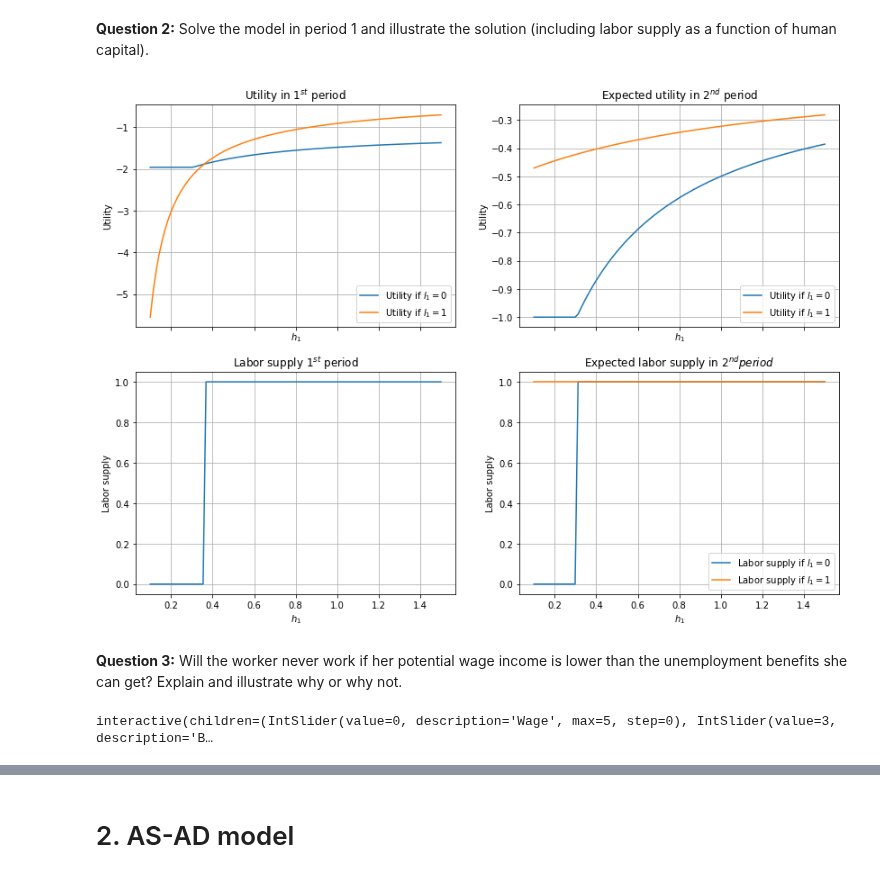
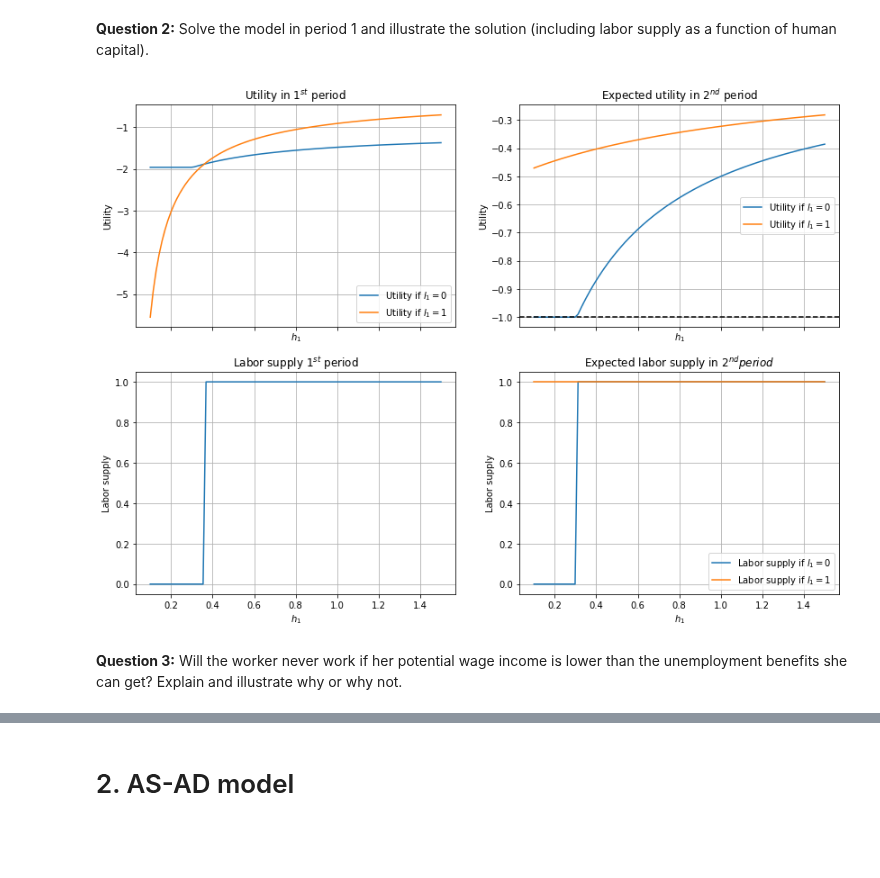
Before and after one commit to NumEconCopenhagen/projects-2019-credible-threats, a Jupyter notebook: examproject/exam_2019_J.ipynb, the cells around one changed output, grey strips where cells are left out. Saved outputs shown, nothing was run; the diff lists cells and outputs as text; code cells hidden in the pictures; blank space fills up the shorter version.

```diff
--- a/examproject/exam_2019_J.ipynb
+++ b/examproject/exam_2019_J.ipynb
@@ -227,9 +440,16 @@ def sol1_2(h1_vec,rho,gamma,beta,w,b):
 # %%
-u1_nowork, u1_work, u1_opt, l1_opt = sol1(h1_vec,rho,gamma,beta,w,b)
-u2_opt_nowork1, l2_opt_nowork1, u2_opt_work1, l2_opt_work1 = sol1_2(h1_vec,rho,gamma,beta,w,b)
+# This part solves the model in the first perid and plot the utility and labor supply
+
+# Call the optimal utility and labor supply in the first period as well as the utility of working and not
+u1_nowork, u1_work, u1_opt, l1_opt = sol1(h_vec,rho,gamma,beta,w,b)
+
+# Call the optimal utility and labor supply in the second period
+# depending on the working and not working in the first period
+u2_opt_nowork1, l2_opt_nowork1, u2_opt_work1, l2_opt_work1 = sol1_2(h_vec,rho,gamma,beta,w,b)
 
 
-fig, ((ax1, ax3), (ax2, ax4)) = plt.subplots(nrows=2, ncols=2, sharex=True, figsize=(14,10))
+# Plot the various curves
+fig1_2, ((ax1, ax3), (ax2, ax4)) = plt.subplots(nrows=2, ncols=2, sharex=True, figsize=(14,10))
 
 # Sub_fig 1
 ax1.plot(h_vec,u1_nowork, label='Utility if $l_1=0$')
@@ -237,93 +457,35 @@ ax1.plot(h_vec,u1_work, label='Utility if $l_1=1$')
 ax1.grid()
 ax1.legend(loc='lower right')
 ax1.set_xlabel('$h_1$')
 ax1.set_ylabel('Utility')
 ax1.set_title('Utility in $1^{st}$ period');
 
 # Sub_fig2
 ax2.plot(h_vec,l1_opt)
 ax2.grid()
 ax2.set_xlabel('$h_1$')
 ax2.set_ylabel('Labor supply')
 ax2.set_title('Labor supply $1^{st}$ period');
 
 # Sub_fig3
 ax3.plot(h_vec,u2_opt_nowork1, label='Utility if $l_1=0$')
 ax3.plot(h_vec,u2_opt_work1, label='Utility if $l_1=1$')
 ax3.grid()
-ax3.legend(loc='lower right')
+ax3.legend(loc='center right')
 ax3.set_xlabel('$h_1$')
 ax3.set_ylabel('Utility')
+ax3.axhline(y=utility(b,rho),color='black',linewidth=1.5, linestyle='dashed')
 ax3.set_title('Expected utility in $2^{nd}$ period');
 
 # Sub_fig4
 ax4.plot(h_vec,l2_opt_nowork1, label='Labor supply if $l_1=0$')
 ax4.plot(h_vec,l2_opt_work1, label='Labor supply if $l_1=1$')
 ax4.grid()
 ax4.legend(loc='lower right')
 ax4.set_xlabel('$h_1$')
 ax4.set_ylabel('Labor supply')
 ax4.set_title('Expected labor supply in $2^{nd} period$');
 # %% [output]
-[figure, old version]
+[figure, new version]
 # %% [markdown]
 **Question 3:** Will the worker never work if her potential wage income is lower than the unemployment benefits she can get? Explain and illustrate why or why not.
-# %%
-rho = 2
-beta = 0.96
-gamma = 0.1
-Delta = 0.1
-h1_vec = h_vec.copy()
-
-
-def fig(w,b):
-    u1_nowork, u1_work, u1_opt, l1_opt = sol1(h1_vec,rho,gamma,beta,w,b)
-    u2_opt_nowork1, l2_opt_nowork1, u2_opt_work1, l2_opt_work1 = sol1_2(h1_vec,rho,gamma,beta,w,b)
-
-
-    fig, (ax1, ax2, ax3) = plt.subplots(nrows=1, ncols=3, figsize=(16,6))
-
-    # Sub_fig 1
-    ax1.plot(h_vec,u1_nowork, label='Utility if $l_1=0$')
-    ax1.plot(h_vec,u1_work, label='Utility if $l_1=1$')
-    ax1.grid()
-    ax1.legend(loc='lower right')
-    ax1.set_xlabel('$h_1$')
-    ax1.set_ylabel('Utility')
-    ax1.set_title('Utility in $1^{st}$ period');
-
-    # Sub_fig2
-    ax2.plot(h_vec,l1_opt)
-    ax2.grid()
-    ax2.set_xlabel('$h_1$')
-    ax2.set_ylabel('Labor supply')
-    ax2.set_title('Labor supply $1^{st}$ period');
-
-    # Sub_fig3
-    ax3.plot(h_vec,l2_opt_nowork1, label='Labor supply if $l_1=0$')
-    ax3.plot(h_vec,l2_opt_work1, label='Labor supply if $l_1=1$')
-    ax3.grid()
-    ax3.legend(loc='lower right')
-    ax3.set_xlabel('$h_1$')
-    ax3.set_ylabel('Labor supply')
-    ax3.set_title('Expected labor supply in $2^{nd} period$');
-
-
-widgets.interact(fig,
-    b = widgets.IntSlider(
-                    value=1,
-                    description="Benefits",
-                    min=0,
-                    max=5,
-                    step=0.5,
-                    ),
-    w = widgets.IntSlider(
-                    valuse=2,
-                    description="Wage",
-                    min=0,
-                    max=5,
-                    step=0.5,
-                    )
-);
-# %% [output]
-interactive(children=(IntSlider(value=0, description='Wage', max=5, step=0), IntSlider(value=3, description='B…
```
Also changed, not shown: parts of 6 cells of this notebook, 1 other file.
